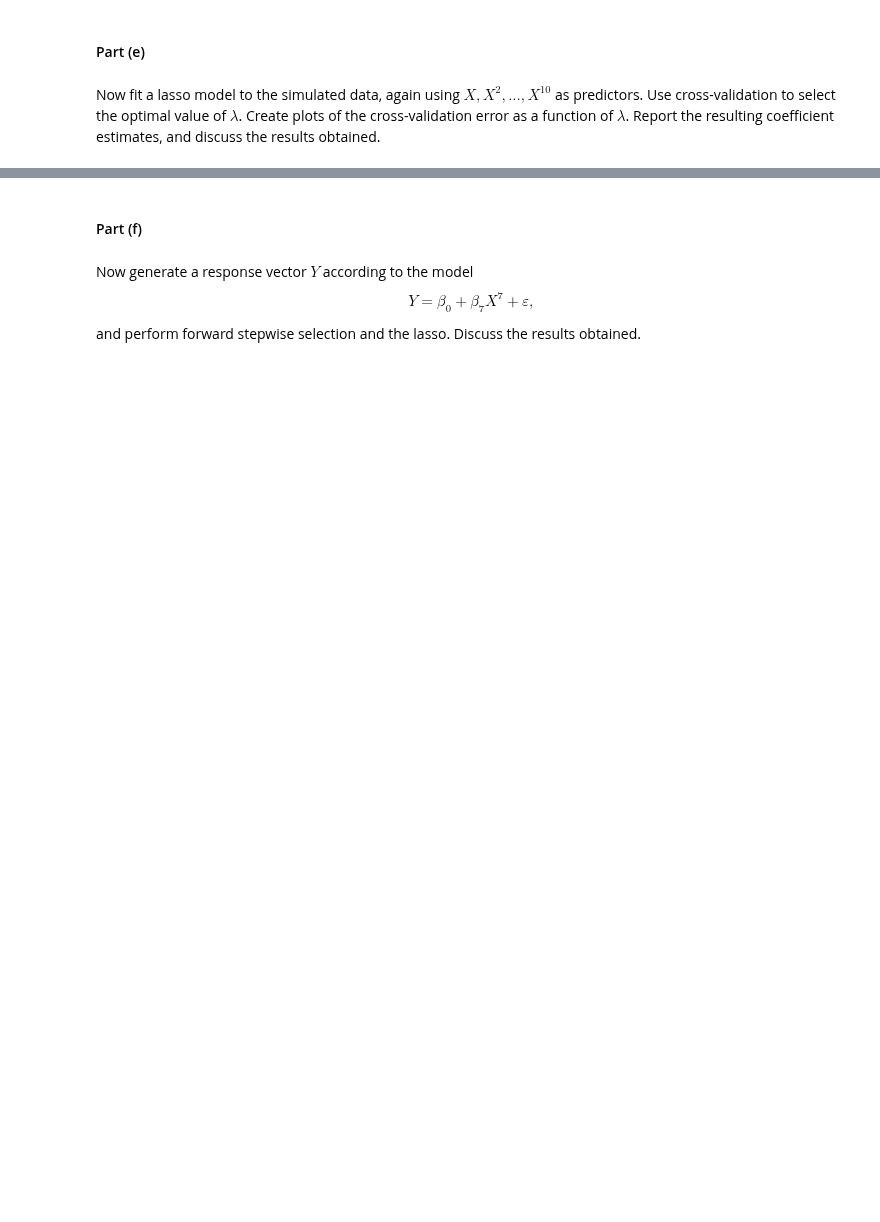
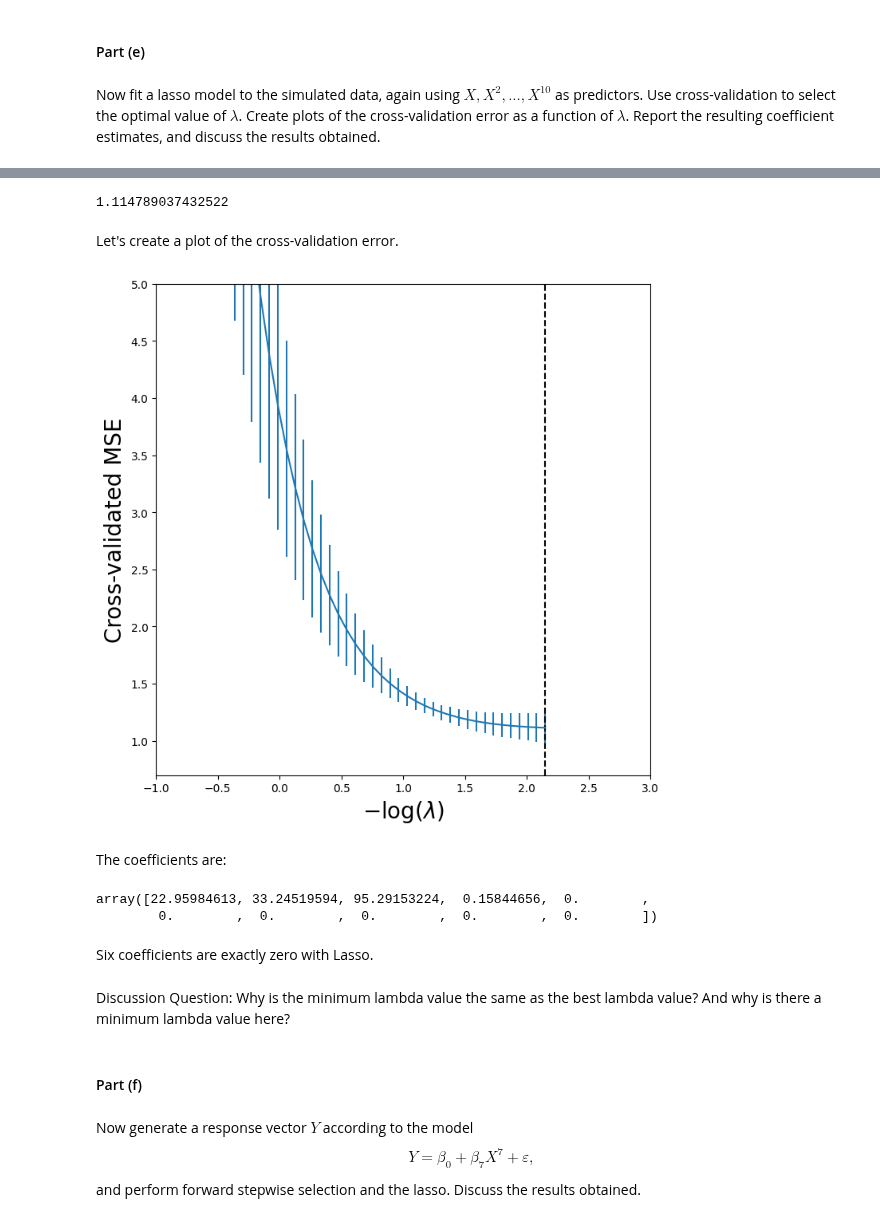
Before and after one commit to kmerkl22/k-s-ISL, a Jupyter notebook: Notebooks/Ch06-ISLexercises.ipynb, the cells around one changed output, grey strips where cells are left out. Saved outputs shown, nothing was run; the diff lists cells and outputs as text; code cells hidden in the pictures; blank space fills up the shorter version.

```diff
--- a/Notebooks/Ch06-ISLexercises.ipynb
+++ b/Notebooks/Ch06-ISLexercises.ipynb
@@ -300,3 +296,14 @@ Y_CpBack.selected_state_
 #### Part (e)
 # %% [markdown]
 Now fit a lasso model to the simulated data, again using $X,X^2, . . . , X^{10}$ as predictors. Use cross-validation to select the optimal value of $λ$. Create plots of the cross-validation error as a function of $λ$. Report the resulting coefficient estimates, and discuss the results obtained.
+# %%
+scaler = StandardScaler(with_mean=True,  with_std=True)
+# %%
+K=5
+kfold = skm.KFold(K, random_state=0, shuffle=True)
+# %%
+lassoCV = skl.ElasticNetCV(n_alphas=100, l1_ratio=1, cv=kfold)
+pipeCV = Pipeline(steps=[('scaler', scaler),('lasso', lassoCV)])
+pipeCV.fit(X_df, Y_df)
+tuned_lasso = pipeCV.named_steps['lasso']
+tuned_lasso.alpha_
@@ -303,3 +345,32 @@ Now fit a lasso model to the simulated data, again using $X,X^2, . . . , X^{10}$
+# %%
+np.min(tuned_lasso.mse_path_.mean(1))
+# %% [output]
+1.114789037432522
+# %% [markdown]
+Let's create a plot of the cross-validation error.
+# %%
+lassoCV_fig, ax = subplots(figsize=(8,8))
+ax.errorbar(-np.log(tuned_lasso.alphas_),
+                    tuned_lasso.mse_path_.mean(1),
+                    yerr=tuned_lasso.mse_path_.std(1) / np.sqrt(K))
+ax.axvline(-np.log(tuned_lasso.alpha_), c='k', ls='--')
+ax.set_ylim([0.7,5])
+ax.set_xlim([-1,3])
+ax.set_xlabel('$-\log(\lambda)$', fontsize=20)
+ax.set_ylabel('Cross-validated MSE', fontsize=20);
+# %% [output]
+[figure, added]
+# %% [markdown]
+The coefficients are:
+# %%
+tuned_lasso.coef_
+# %% [output]
+array([22.95984613, 33.24519594, 95.29153224,  0.15844656,  0.        ,
+        0.        ,  0.        ,  0.        ,  0.        ,  0.        ])
+# %% [markdown]
+Six coefficients are exactly zero with Lasso.
+# %% [markdown]
+Discussion Question: Why is the minimum lambda value the same as the best lambda value? And why is there a minimum lambda value here?
 # %% [markdown]
 #### Part (f)
 # %% [markdown]
```
Also changed, not shown: parts of 53 cells of this notebook.
